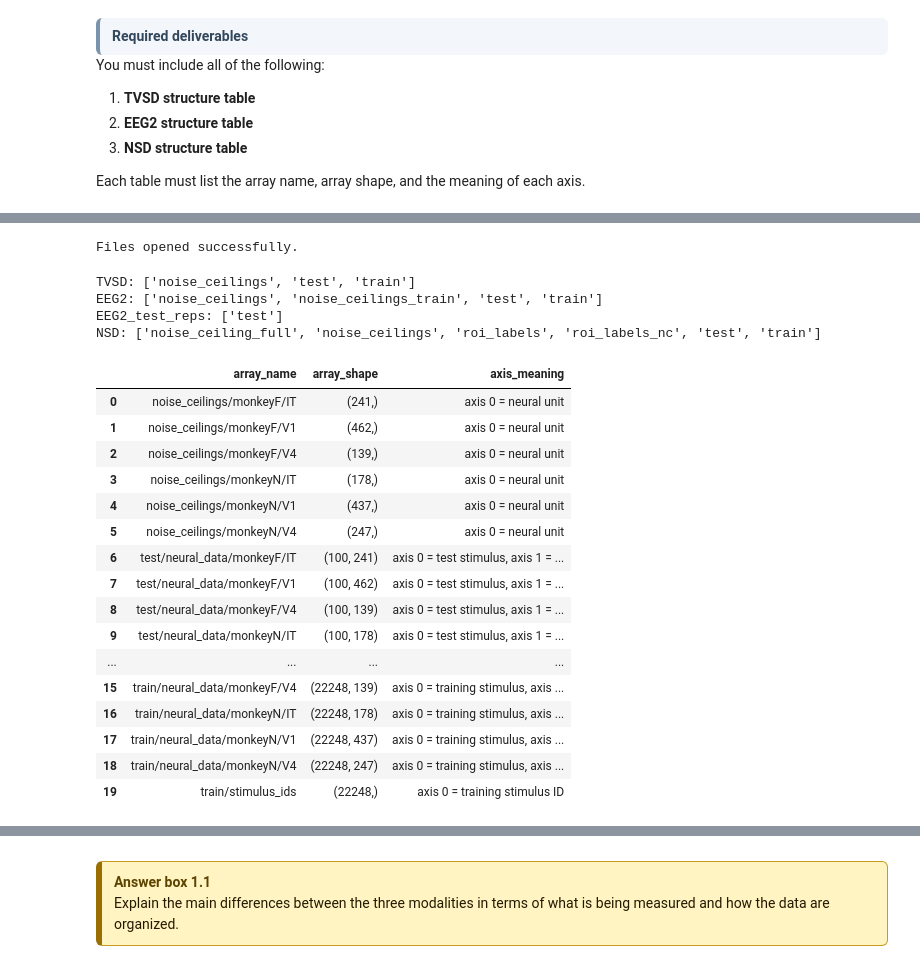
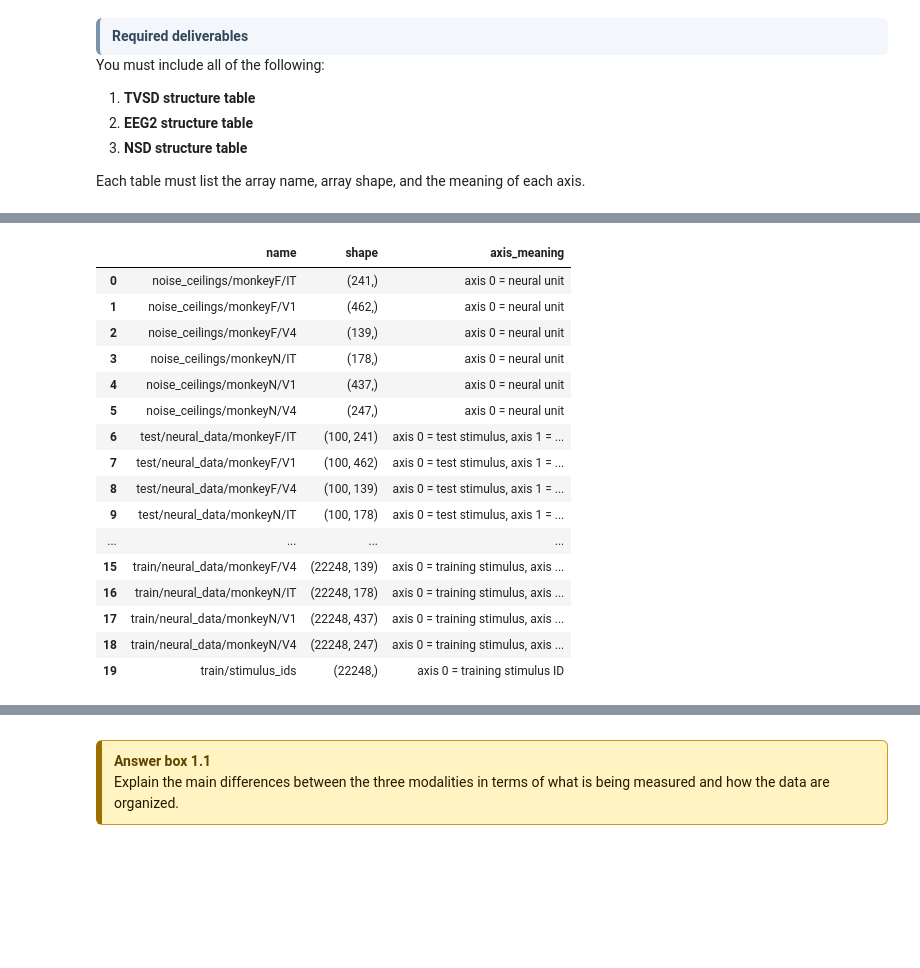
Before and after one commit to Shakikii/Brain-like_Project, a Jupyter notebook: nx414_project_2026.ipynb, the cells around one changed output, grey strips where cells are left out. Cells and saved outputs as stored; diff of their text form; code cells hidden in the pictures; blank space fills up the shorter version.

```diff
--- a/nx414_project_2026.ipynb
+++ b/nx414_project_2026.ipynb
@@ -399,49 +732,6 @@ for p in sorted(data_dir.rglob("*")):
-# %%
-#1. Open files
-# TVSD
-tsvd_h5 = h5py.File(data_dir / "tvsd.h5", "r")
-
-# EEG
-eeg2_h5 = h5py.File(data_dir / "things_eeg2.h5", "r")
-eeg2_test_reps_h5 = h5py.File(data_dir / "things_eeg2-test_reps.h5", "r")
-
-# NSD
-nsd_rois_h5 = h5py.File(data_dir / "nsd_func1pt8mm_individualROIs.h5", "r")
-
-nsd_ncsn_lh_mgh = nib.load(str(data_dir / "nsd-subj01-ncsnr-lh.mgh"))
-nsd_nscsn_rh_mgh = nib.load(str(data_dir / "nsd-subj01-ncsnr-rh.mgh"))
-
-print("Files opened successfully.")
-# %% [output]
-Files opened successfully.
-# %%
-print("TVSD:", list(tsvd_h5.keys()))
-print("EEG2:", list(eeg2_h5.keys()))
-print("EEG2_test_reps:", list(eeg2_test_reps_h5.keys()))
-print("NSD:", list(nsd_rois_h5.keys()))
-# %% [output]
-TVSD: ['noise_ceilings', 'test', 'train']
-EEG2: ['noise_ceilings', 'noise_ceilings_train', 'test', 'train']
-EEG2_test_reps: ['test']
-NSD: ['noise_ceiling_full', 'noise_ceilings', 'roi_labels', 'roi_labels_nc', 'test', 'train']
 # %%
-# functions
-def show_keys(h5obj, prefix=""):
-    grp = h5obj[prefix] if prefix else h5obj
-    for k in grp.keys():
-        full = f"{prefix}/{k}" if prefix else k
-        print(full)
-
-def h5_leaf_datasets(h5file):
-    rows = []
-    def walk(name, obj):
-        if isinstance(obj, h5py.Dataset):
-            rows.append({
-                "array_name": name,
-                "array_shape": tuple(obj.shape),
-            })
-    h5file.visititems(walk)
-    return pd.DataFrame(rows).sort_values("array_name").reset_index(drop=True)
+# UTILITY FUNCTIONS
+# Inspect the datasets
 
 def tvsd_axis_meaning(name):
     if name == "train/stimulus_ids":
@@ -456,6 +746,7 @@ def tvsd_axis_meaning(name):
         return "axis 0 = neural unit"
     return ""
 
+# doute sur le meaning de eeg2
 def eeg2_axis_meaning(name):
     if name == "train/stimulus_ids": #stimulus_ids
         return "axis 0 = training stimulus ID"
@@ -496,32 +787,21 @@ def nsd_axis_meaning(name):
     if name.startswith("noise_ceiling_full/"):
         return "axis 0 = volume x, axis 1 = volume y, axis 2 = volume z"
     return ""
-
-def collapse_subject_name(name):
-    parts = name.split("/")
-    out = []
-    for p in parts:
-        if p.startswith("sub-"):
-            out.append("sub-XX")
-        elif p.startswith("subj"):
-            out.append("subjXX")
-        else:
-            out.append(p)
-    return "/".join(out)
 # %%
 # TVSD
-#show_keys(tsvd_h5, "noise_ceilings/monkeyF")
-#show_keys(tsvd_h5, "noise_ceilings/monkeyN")
+#show_keys(tvsd_h5, "noise_ceilings/monkeyF")
+#show_keys(tvsd_h5, "noise_ceilings/monkeyN")
 
-#show_keys(tsvd_h5, "test/neural_data")
-#show_keys(tsvd_h5, "train/neural_data")
+#show_keys(tvsd_h5, "test/neural_data")
+#show_keys(tvsd_h5, "train/neural_data")
 
-tvsd_table = h5_leaf_datasets(tsvd_h5)
-tvsd_table["axis_meaning"] = tvsd_table["array_name"].apply(tvsd_axis_meaning)
 
+tvsd_table = h5_leaf_datasets(tvsd_h5)
+tvsd_table["axis_meaning"] = tvsd_table["name"].apply(tvsd_axis_meaning)
+tvsd_table = tvsd_table[["name", "shape", "axis_meaning"]]
 tvsd_table
 # %% [output]
-|  | array_name | array_shape | axis_meaning |
+|  | name | shape | axis_meaning |
 | 0 | noise_ceilings/monkeyF/IT | (241,) | axis 0 = neural unit |
 | 1 | noise_ceilings/monkeyF/V1 | (462,) | axis 0 = neural unit |
 | 2 | noise_ceilings/monkeyF/V4 | (139,) | axis 0 = neural unit |
```
Also changed, not shown: parts of 24 cells of this notebook.
